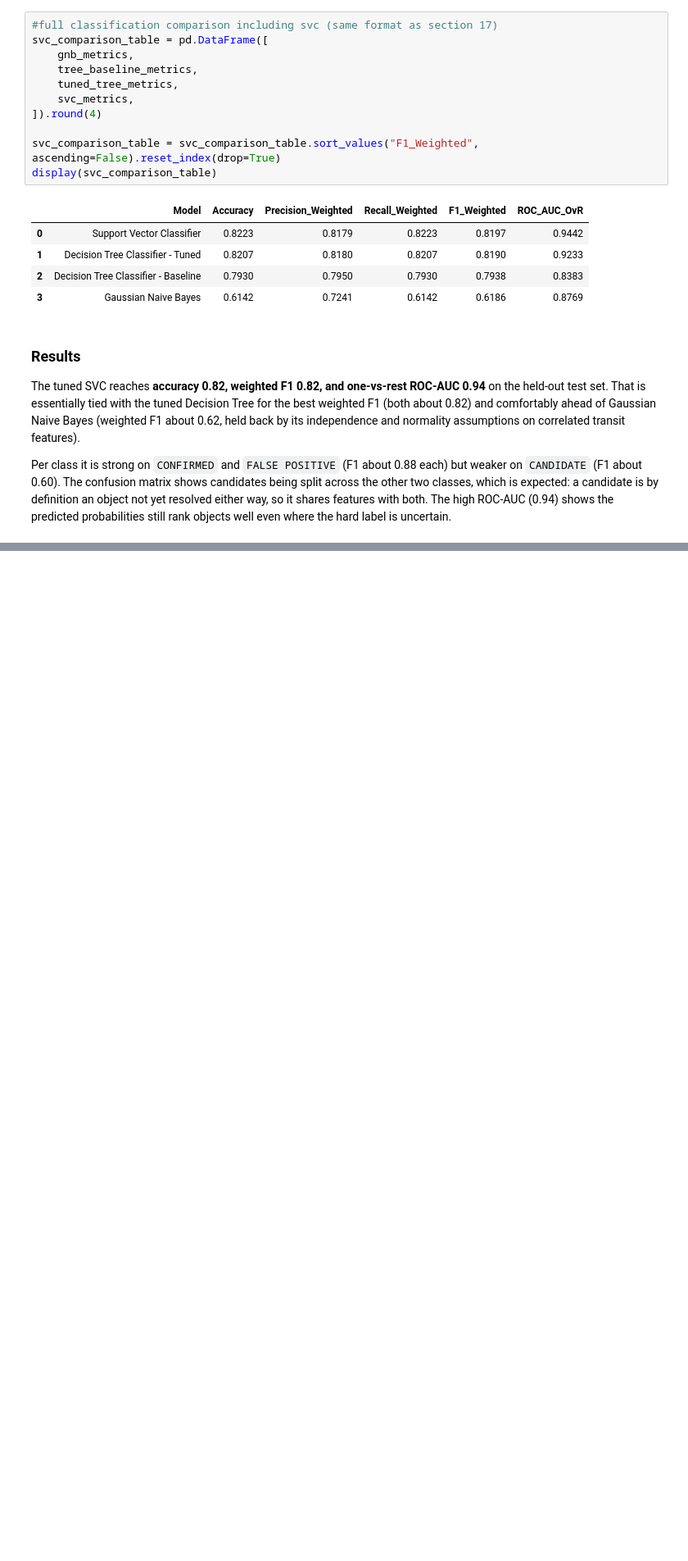
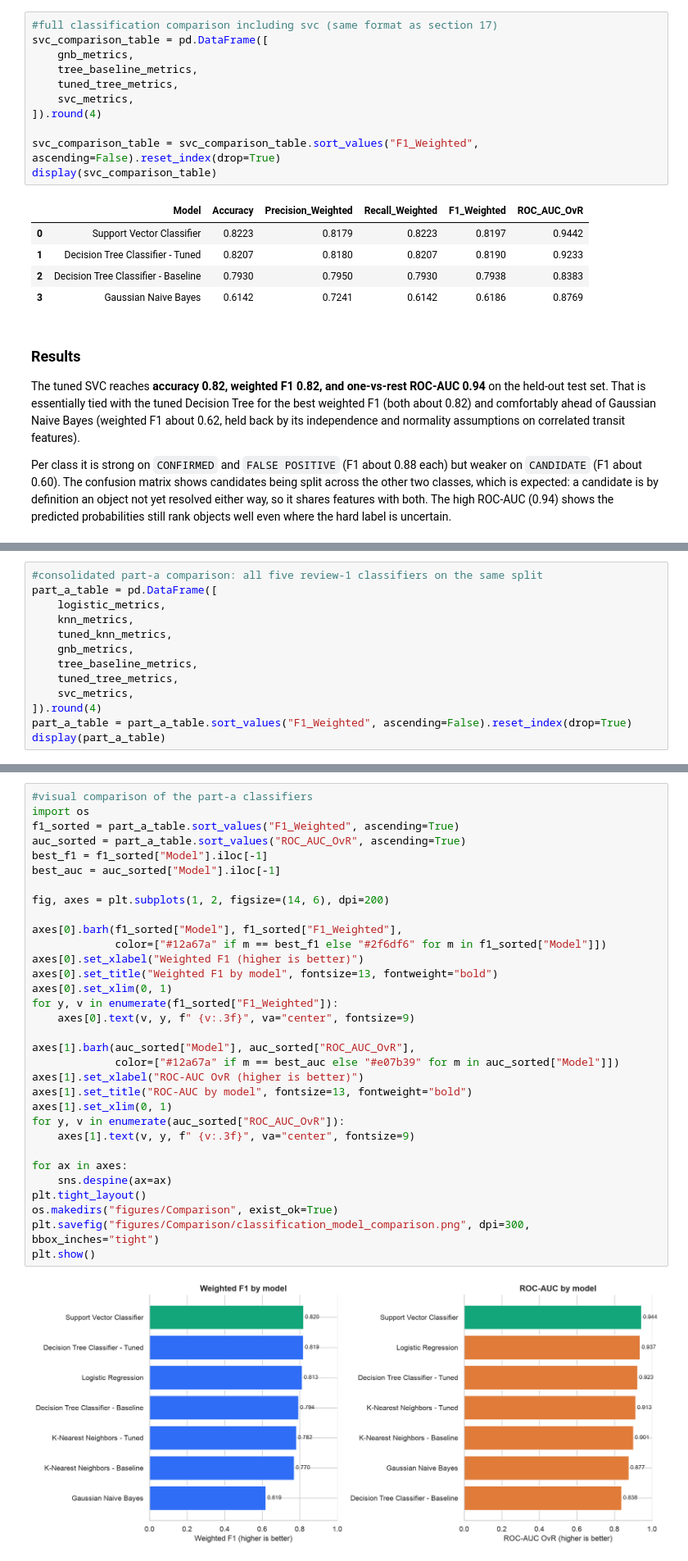
Before and after one commit to DominicKarolPeter/ML-Capstone_project, a Jupyter notebook: notebooks/classification.ipynb, the cells around one changed output, grey strips where cells are left out. Shown at 82% size. Saved outputs shown, nothing was run; the diff lists cells and outputs as text; blank space fills up the shorter version.

```diff
--- a/notebooks/classification.ipynb
+++ b/notebooks/classification.ipynb
@@ -1476,0 +1397,13 @@ label is uncertain.
+# %%
+#consolidated part-a comparison: all five review-1 classifiers on the same split
+part_a_table = pd.DataFrame([
+    logistic_metrics,
+    knn_metrics,
+    tuned_knn_metrics,
+    gnb_metrics,
+    tree_baseline_metrics,
+    tuned_tree_metrics,
+    svc_metrics,
+]).round(4)
+part_a_table = part_a_table.sort_values("F1_Weighted", ascending=False).reset_index(drop=True)
+display(part_a_table)
@@ -1476,0 +1419,34 @@ label is uncertain.
+# %%
+#visual comparison of the part-a classifiers
+import os
+f1_sorted = part_a_table.sort_values("F1_Weighted", ascending=True)
+auc_sorted = part_a_table.sort_values("ROC_AUC_OvR", ascending=True)
+best_f1 = f1_sorted["Model"].iloc[-1]
+best_auc = auc_sorted["Model"].iloc[-1]
+
+fig, axes = plt.subplots(1, 2, figsize=(14, 6), dpi=200)
+
+axes[0].barh(f1_sorted["Model"], f1_sorted["F1_Weighted"],
+             color=["#12a67a" if m == best_f1 else "#2f6df6" for m in f1_sorted["Model"]])
+axes[0].set_xlabel("Weighted F1 (higher is better)")
+axes[0].set_title("Weighted F1 by model", fontsize=13, fontweight="bold")
+axes[0].set_xlim(0, 1)
+for y, v in enumerate(f1_sorted["F1_Weighted"]):
+    axes[0].text(v, y, f" {v:.3f}", va="center", fontsize=9)
+
+axes[1].barh(auc_sorted["Model"], auc_sorted["ROC_AUC_OvR"],
+             color=["#12a67a" if m == best_auc else "#e07b39" for m in auc_sorted["Model"]])
+axes[1].set_xlabel("ROC-AUC OvR (higher is better)")
+axes[1].set_title("ROC-AUC by model", fontsize=13, fontweight="bold")
+axes[1].set_xlim(0, 1)
+for y, v in enumerate(auc_sorted["ROC_AUC_OvR"]):
+    axes[1].text(v, y, f" {v:.3f}", va="center", fontsize=9)
+
+for ax in axes:
+    sns.despine(ax=ax)
+plt.tight_layout()
+os.makedirs("figures/Comparison", exist_ok=True)
+plt.savefig("figures/Comparison/classification_model_comparison.png", dpi=300, bbox_inches="tight")
+plt.show()
+# %% [output]
+[figure, added]
```
Also changed, not shown: parts of 20 cells of this notebook, 7 other files.
